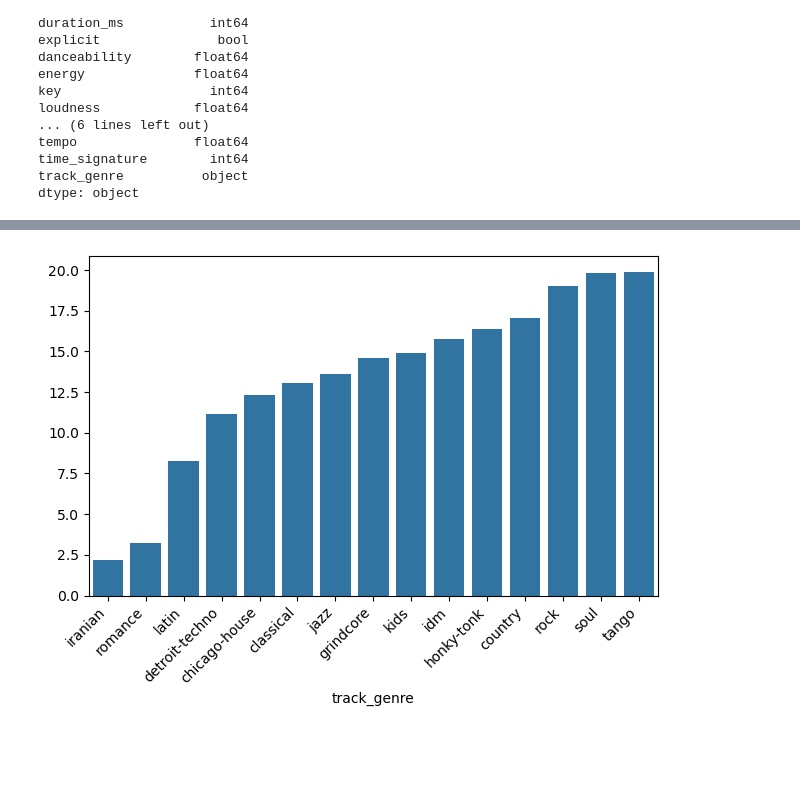
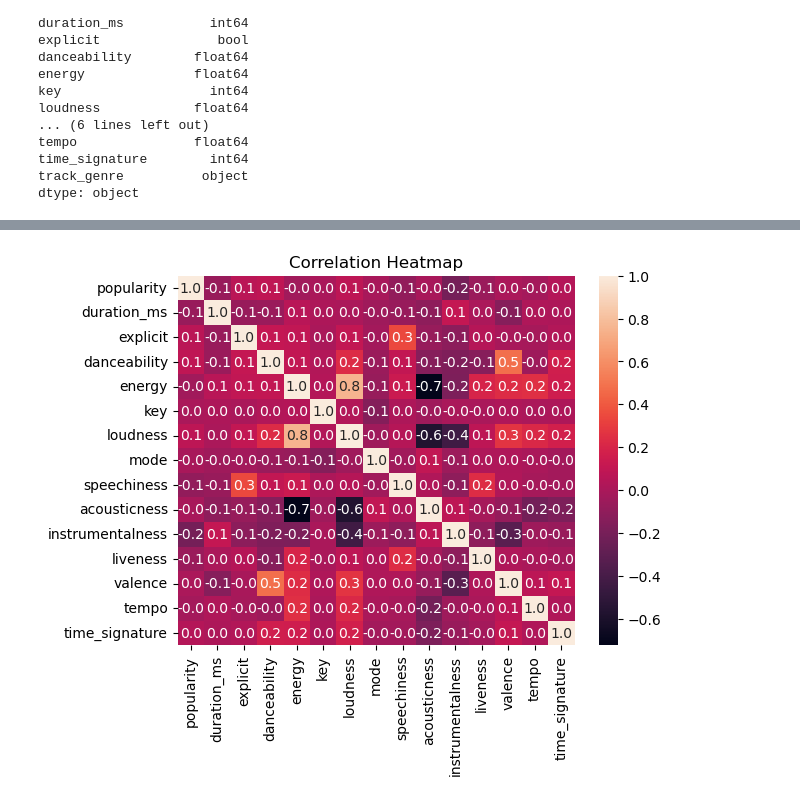
Before and after one commit to aishamar/pic16b_finalproject, a Jupyter notebook: exploratory_analysis.ipynb, the cells around one changed output, grey strips where cells are left out. Cells and saved outputs as stored; diff of their text form; code cells hidden in the pictures; blank space fills up the shorter version.

```diff
--- a/exploratory_analysis.ipynb
+++ b/exploratory_analysis.ipynb
@@ -31,7 +69,10 @@ df[df["album_name"].isna()]
 | 65900 | 65900 | 1kR4gIb7nGxHPI3D2ifs59 | NaN | NaN | NaN | 0 | 0 | False | ... |
 1 rows × 21 columns
 # %%
-df = df.dropna()
+# drop nan values
+df_read = df_read.dropna()
 # %%
-df = df.drop_duplicates()
+# check to see if any rows are duplicates and drop them
+#print(df_read.drop_duplicates().any())
+df_read = df_read.drop_duplicates()
 # %%
@@ -75,2 +99,3 @@ Index(['Unnamed: 0', 'track_id', 'artists', 'album_name', 'track_name',
 # %%
-df[df["artists"].str.contains(";")]["artists"].unique()[:20]
+# drop the unnamed column
+df = df_read.drop(columns=['Unnamed: 0'])
@@ -123,3 +154,4 @@ df.describe()
 # %%
-df = df.drop(columns=["Unnamed: 0"])
+# drop temp columns that are 0
+df = df[df["tempo"] != 0]
 # %%
@@ -173,9 +402,8 @@ plt.show()
 # %%
-genre_pop = df.groupby("track_genre")["popularity"].mean().sort_values(ascending=True).head(15)
-sns.barplot(x=genre_pop.index, y=genre_pop.values)
-plt.xticks(rotation=45, ha="right")
-plt.tight_layout()
+# heatmap plot correlating features
+plt.title("Correlation Heatmap")
+sns.heatmap(df.corr(numeric_only=True), annot=True, fmt=".1f")
 plt.show()
 # %% [output]
-[figure, old version]
+[figure, new version]
 # %%
```
Also changed, not shown: parts of 49 cells of this notebook, 1 other file.
